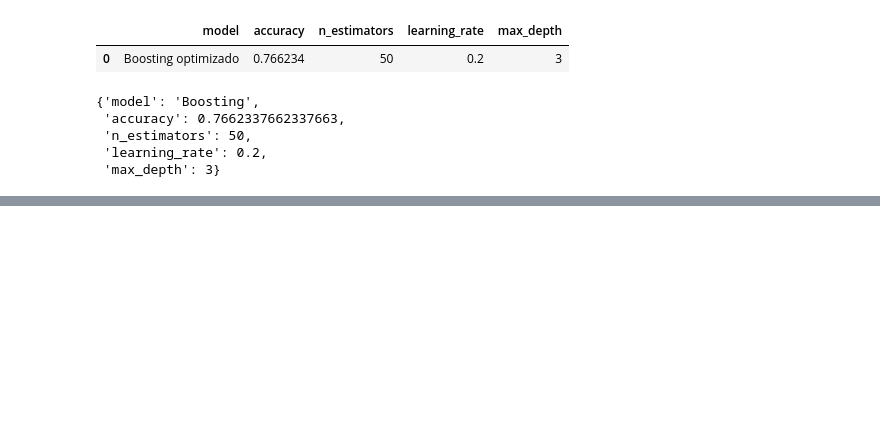
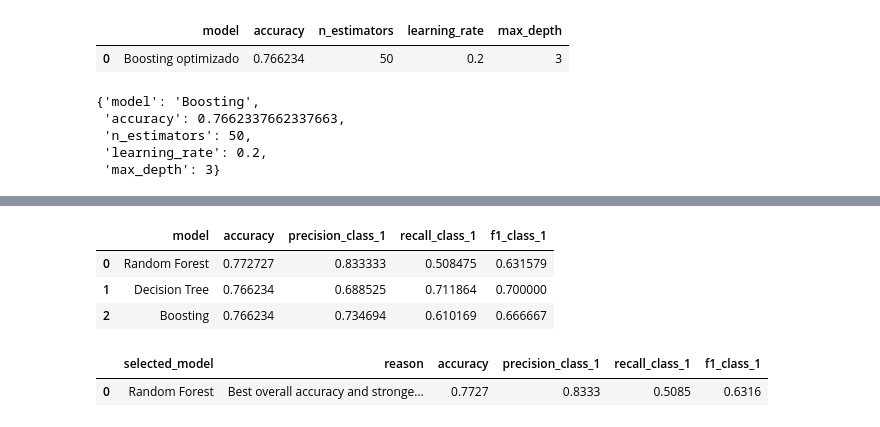
Before and after one commit to 4GeeksAcademy/gondelles-boosting-algorithm-project, a Jupyter notebook: src/boosting_diabetes.ipynb, the cells around one changed output, grey strips where cells are left out. Drawn from its saved outputs; the diff is of its cells as text; code cells hidden in the pictures; blank space fills up the shorter version.

```diff
--- a/src/boosting_diabetes.ipynb
+++ b/src/boosting_diabetes.ipynb
@@ -760,0 +972,23 @@ La decisión final no debería apoyarse solo en el accuracy global, sino tambié
+# %%
+final_decision_table = comparison_results.copy()
+final_decision_table = final_decision_table.sort_values(by="accuracy", ascending=False).reset_index(drop=True)
+display(final_decision_table)
+# %% [output]
+|  | model | accuracy | precision_class_1 | recall_class_1 | f1_class_1 |
+| 0 | Random Forest | 0.772727 | 0.833333 | 0.508475 | 0.631579 |
+| 1 | Decision Tree | 0.766234 | 0.688525 | 0.711864 | 0.700000 |
+| 2 | Boosting | 0.766234 | 0.734694 | 0.610169 | 0.666667 |
+# %%
+selected_model_summary = pd.DataFrame({
+    "selected_model": ["Random Forest"],
+    "reason": ["Best overall accuracy and strongest precision for class 1"],
+    "accuracy": [0.7727],
+    "precision_class_1": [0.8333],
+    "recall_class_1": [0.5085],
+    "f1_class_1": [0.6316]
+})
+
+display(selected_model_summary)
+# %% [output]
+|  | selected_model | reason | accuracy | precision_class_1 | recall_class_1 | f1_class_1 |
+| 0 | Random Forest | Best overall accuracy and stronge... | 0.7727 | 0.8333 | 0.5085 | 0.6316 |
```
Also changed, not shown: parts of 25 cells of this notebook.
